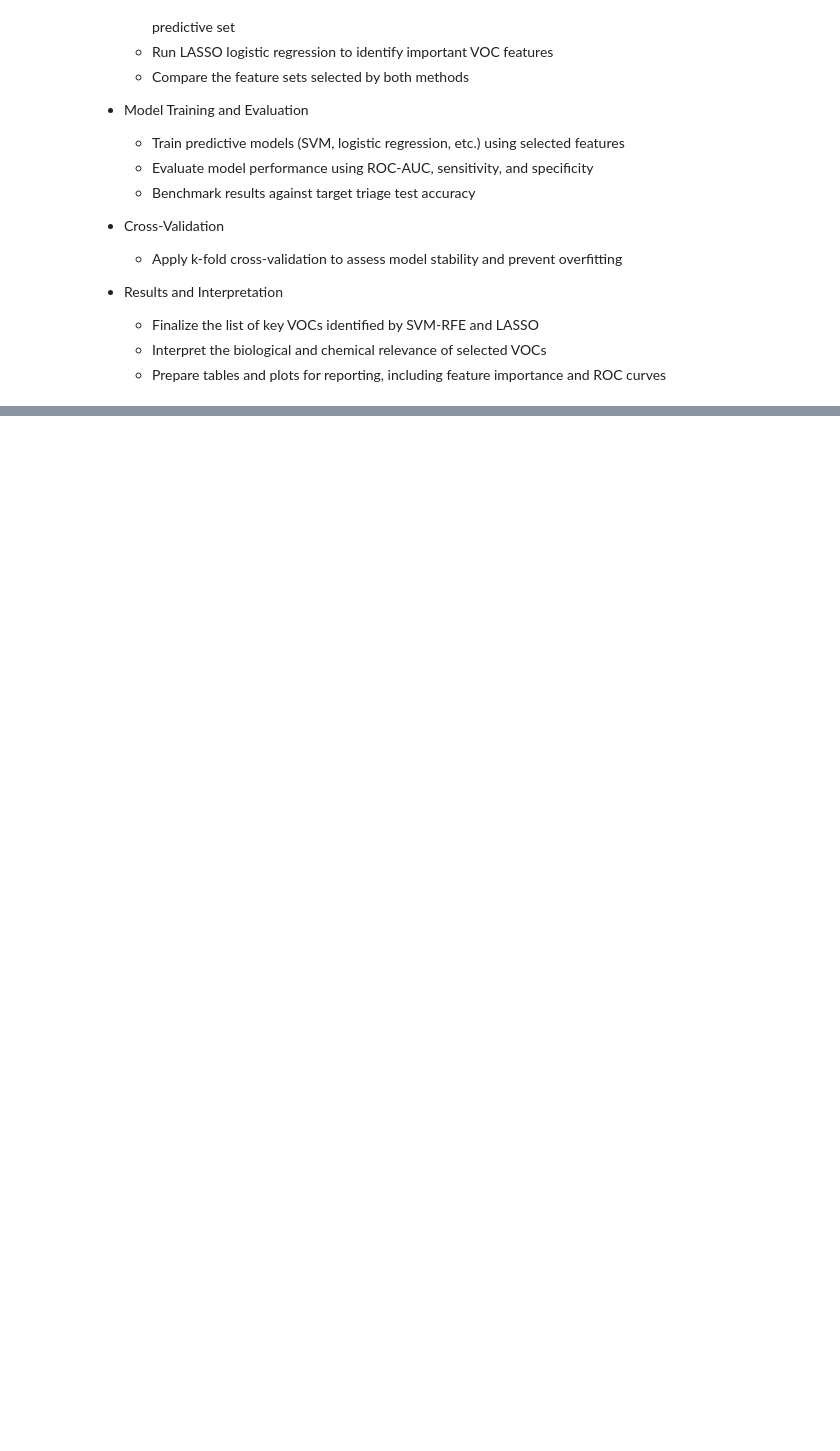
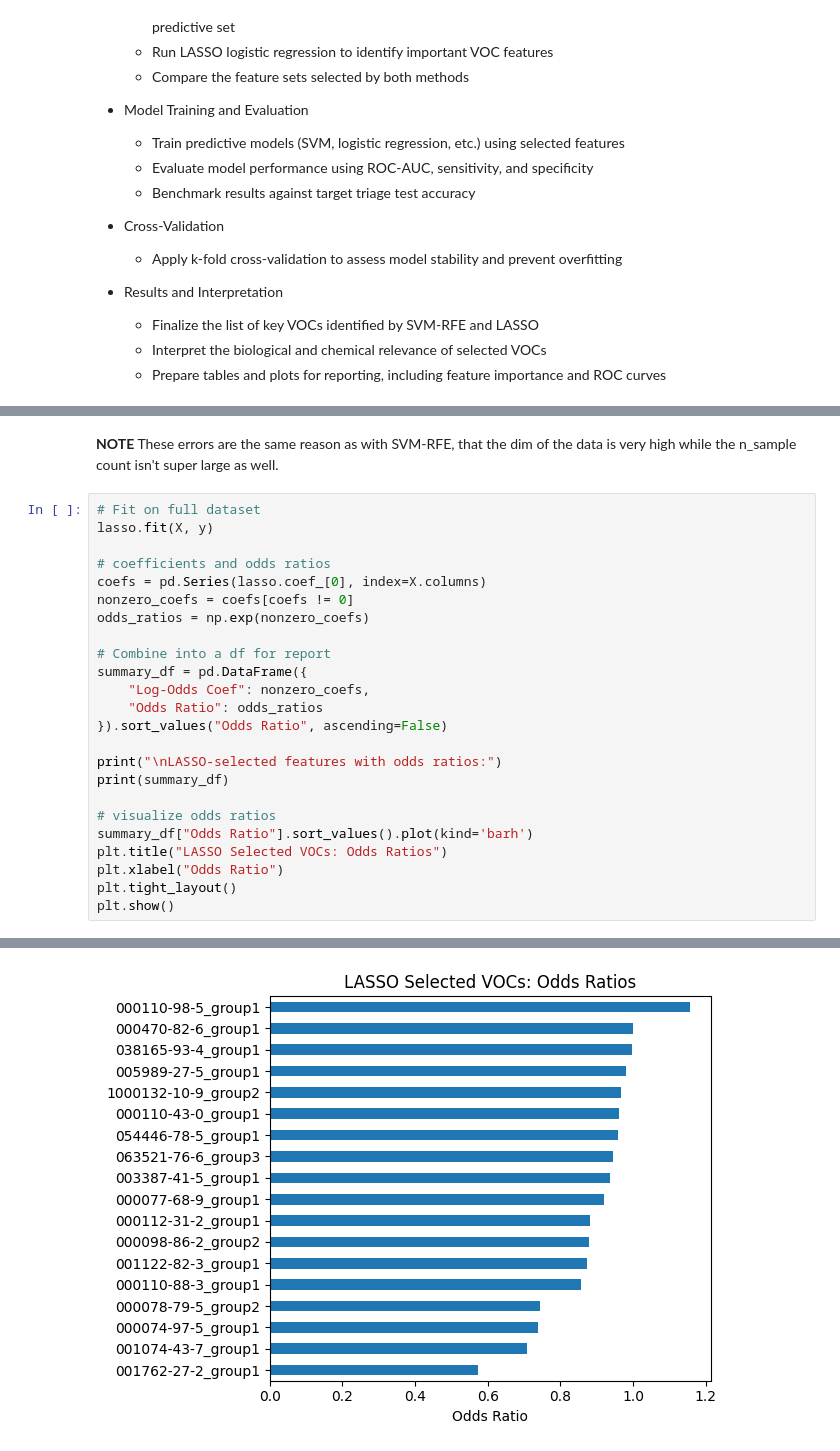
Before and after one commit to tyst-ucsf/capstone-project, a Jupyter notebook: d_train_test_split.ipynb, the cells around one changed output, grey strips where cells are left out. Drawn from its saved outputs; the diff is of its cells as text; blank space fills up the shorter version.

```diff
--- a/d_train_test_split.ipynb
+++ b/d_train_test_split.ipynb
@@ -23,0 +206,27 @@ Note to self:
+# %% [markdown]
+**NOTE** These errors are the same reason as with SVM-RFE, that the dim of the data is very high while the n_sample count isn't super large as well.
+# %%
+# Fit on full dataset
+lasso.fit(X, y)
+
+# coefficients and odds ratios
+coefs = pd.Series(lasso.coef_[0], index=X.columns)
+nonzero_coefs = coefs[coefs != 0]
+odds_ratios = np.exp(nonzero_coefs)
+
+# Combine into a df for report
+summary_df = pd.DataFrame({
+    "Log-Odds Coef": nonzero_coefs,
+    "Odds Ratio": odds_ratios
+}).sort_values("Odds Ratio", ascending=False)
+
+print("\nLASSO-selected features with odds ratios:")
+print(summary_df)
+
+# visualize odds ratios
+summary_df["Odds Ratio"].sort_values().plot(kind='barh')
+plt.title("LASSO Selected VOCs: Odds Ratios")
+plt.xlabel("Odds Ratio")
+plt.tight_layout()
+plt.show()
+# %% [output]
@@ -23,0 +253 @@ Note to self:
+[figure, added]
```
Also changed, not shown: parts of 25 cells of this notebook.
